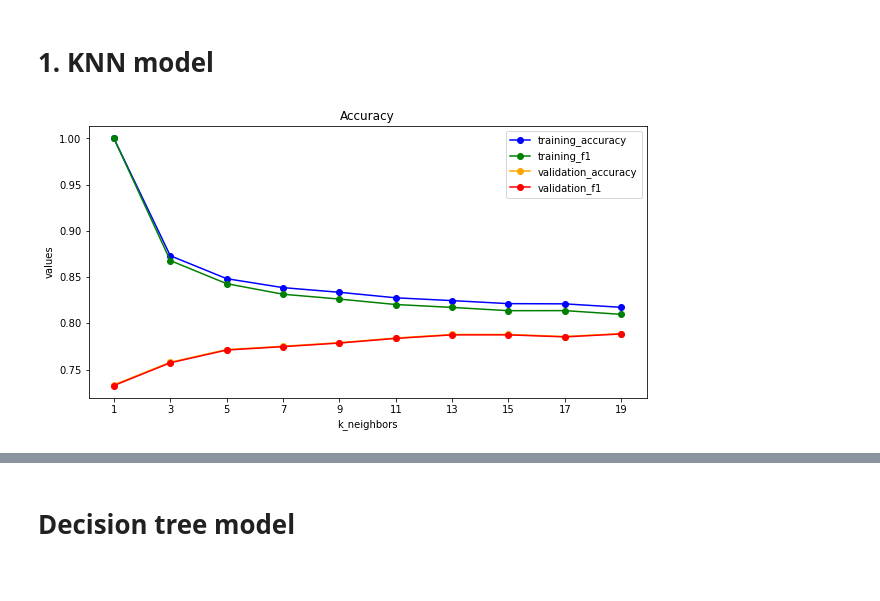
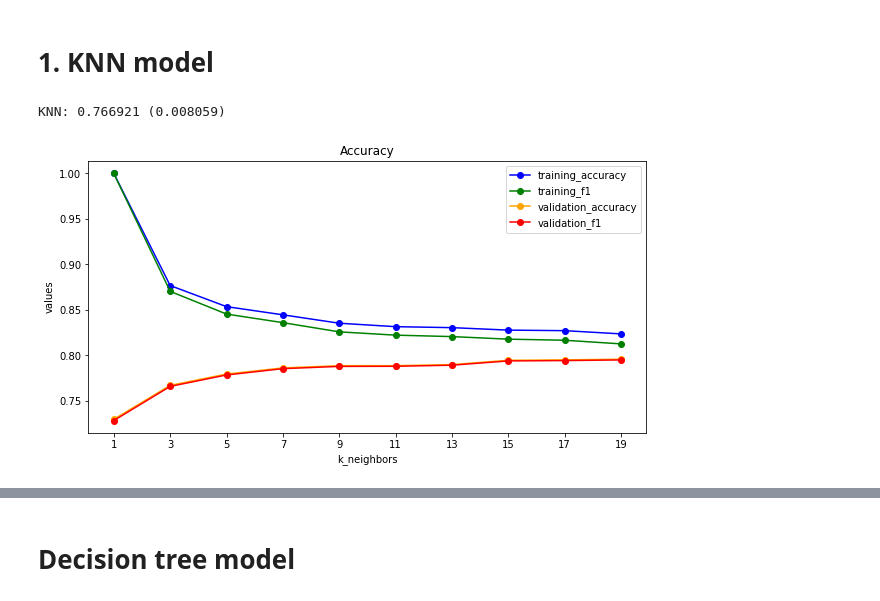
Before and after one commit to duongDSAI64/ML-miniproject, a Jupyter notebook: project.ipynb, the cells around one changed output, grey strips where cells are left out. Drawn from its saved outputs; the diff is of its cells as text; code cells hidden in the pictures.

```diff
--- a/project.ipynb
+++ b/project.ipynb
@@ -556,35 +381,30 @@ memory usage: 1.4+ MB
 # %% [markdown]
 # transform the dataset and normalize data
 # %%
+from sklearn.preprocessing import MinMaxScaler
 from sklearn.preprocessing import StandardScaler
+
 def preprocessing(dataframe):
     copy_df = dataframe.copy()
     columns = copy_df.columns
     imputer_mode = SimpleImputer(missing_values= 'unknown', strategy= 'most_frequent')
     copy_df = imputer_mode.fit_transform(copy_df)
     copy_df = pd.DataFrame(copy_df, columns = columns)
-    copy_df.job = copy_df.job.apply(tran_job)
-    copy_df.marital = copy_df.marital.apply(tran_marital)
-    copy_df.education = copy_df.education.apply(tran_education)
-    copy_df.default = copy_df.default.apply(tran_binary_no)
-    copy_df.housing = copy_df.housing.apply(tran_binary_no)
-    copy_df.loan = copy_df.loan.apply(tran_binary_no)
-    copy_df.contact = copy_df.contact.apply(tran_contact)
-    copy_df.month = copy_df.month.apply(tran_month)
+    tran_cat(copy_df)
+    data_group(copy_df)
+
     copy_df = copy_df.drop(columns = ['poutcome', 'pdays'])
-    copy_df.age = copy_df.age.apply(age_group)
-    copy_df.duration = copy_df.duration.apply(duration_group)
-    copy_df.y = copy_df.y.apply(tran_y)
     copy_df = remove_outliers(copy_df).reset_index(drop = 1)
 
     feature = []
-    for i in columns:
+    for i in copy_df.columns:
         if i not in ['y', 'poutcome', 'pdays']:
             feature.append(i)
-    scaler = StandardScaler()
+    scaler = MinMaxScaler()
     X = scaler.fit_transform(copy_df.drop(columns = 'y'))
     y = copy_df.y
     X = pd.DataFrame(X, columns = feature);
     copy_df = pd.concat([X, y], axis= 1)
 
     return copy_df
+preprocessing(new_df)
@@ -636,40 +470,58 @@ stratified_train
 # ML models for balanced dataset
 # %% [markdown]
 # 1. KNN model
+# %%
+from sklearn.model_selection import KFold
+results_c = []
+names_c = []
+models = []
+models.append(('KNN', KNeighborsClassifier()))
+
+for name, model in models:
+    # define how to split off validation data ('kfold' how many folds)
+    kfold = KFold(n_splits=10, random_state=7)
+    # train the model
+    cv_results = cross_val_score(model, stratified_train, y_train, cv=kfold, scoring='accuracy')
+    results_c.append(cv_results)
+    names_c.append(name)
+    msg = "%s: %f (%f)" % (name, cv_results.mean(), cv_results.std())
+    print(msg)
+# %% [output]
+KNN: 0.766921 (0.008059)
 # %%
 #here we use validation set to determine the hyper-parameter k
 
 from sklearn.neighbors import KNeighborsClassifier
 from sklearn.metrics import f1_score, accuracy_score
 from sklearn.model_selection import cross_val_score
 training_accuracy = []
 val_accuracy = []
 training_f1 = []
 val_f1 = []
 k_neighbors = []
 for k in range(1,20,2):
     model = KNeighborsClassifier(n_neighbors=k, weights='uniform', p = 1)
     model.fit(stratified_train, y_train)
     y_pred_train = model.predict(stratified_train)
     training_accuracy.append(accuracy_score(y_pred_train, y_train))
-    val_accuracy.append(cross_val_score(model, stratified_train, y_train, scoring= 'accuracy', cv = 5).mean())
+    val_accuracy.append(cross_val_score(model, stratified_train, y_train, scoring= 'accuracy', cv = 10).mean())
     training_f1.append(f1_score(y_pred_train, y_train))
-    val_f1.append(cross_val_score(model, stratified_train, y_train, scoring= 'f1_macro', cv = 5).mean())
+    val_f1.append(cross_val_score(model, stratified_train, y_train, scoring= 'f1_macro', cv = 10).mean())
     k_neighbors.append(k)
 
 plt.subplots(figsize = (10,5))
 plt.plot(k_neighbors, training_accuracy, '-ok', label = 'training_accuracy', color = 'blue')
 plt.plot(k_neighbors, training_f1,'-ok', label = 'training_f1', color = 'green')
 plt.plot(k_neighbors, val_accuracy,'-ok', label = 'validation_accuracy', color = 'orange')
 plt.plot(k_neighbors, val_f1,'-ok', label = 'validation_f1', color = 'red')
 plt.title('Accuracy')
 plt.xlabel("k_neighbors")
 plt.ylabel("values")
 plt.xticks(k_neighbors)
 plt.legend()
 plt.show()
 # %% [output]
-[figure, old version]
+[figure, new version]
 # %%
 #from the graph we saw k = 13 produces the best result
 
```
Also changed, not shown: parts of 26 cells of this notebook.
